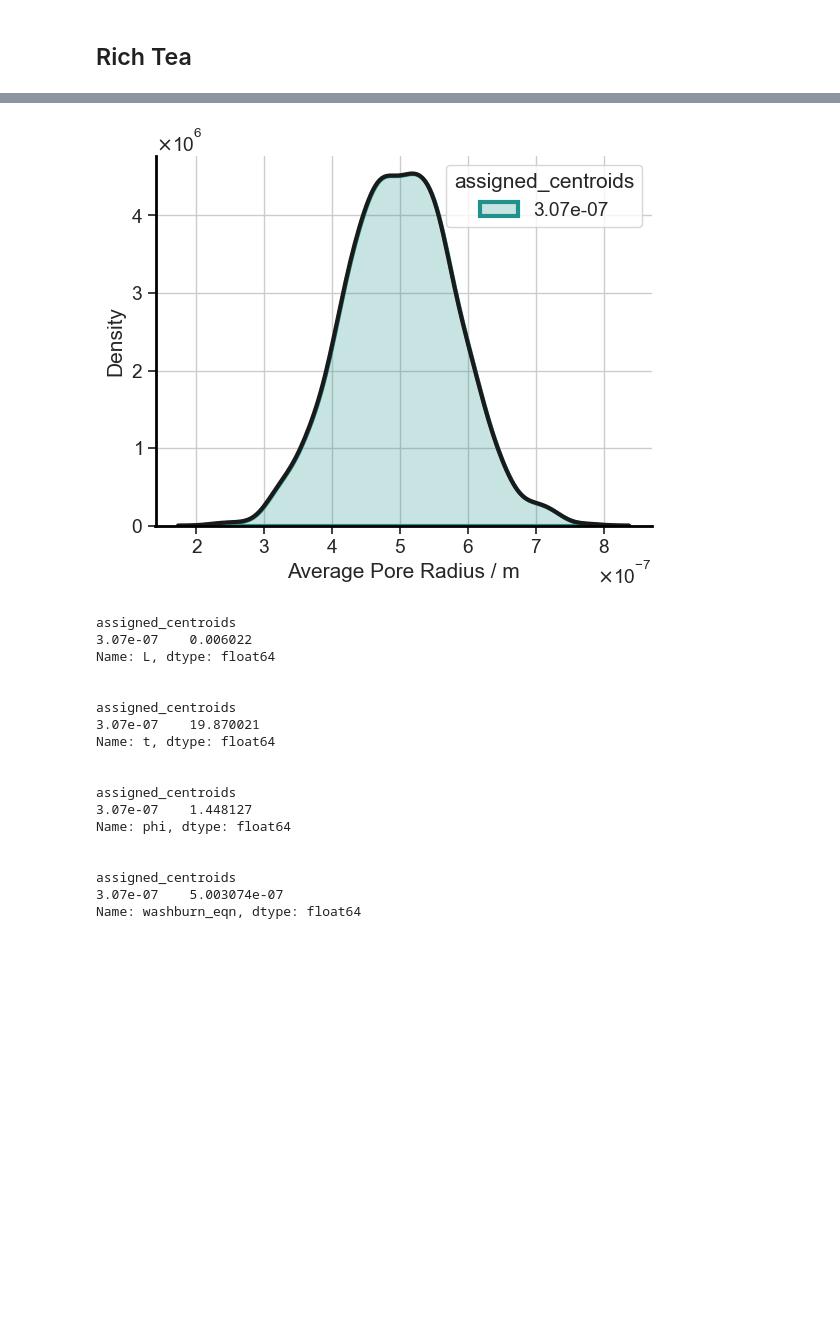
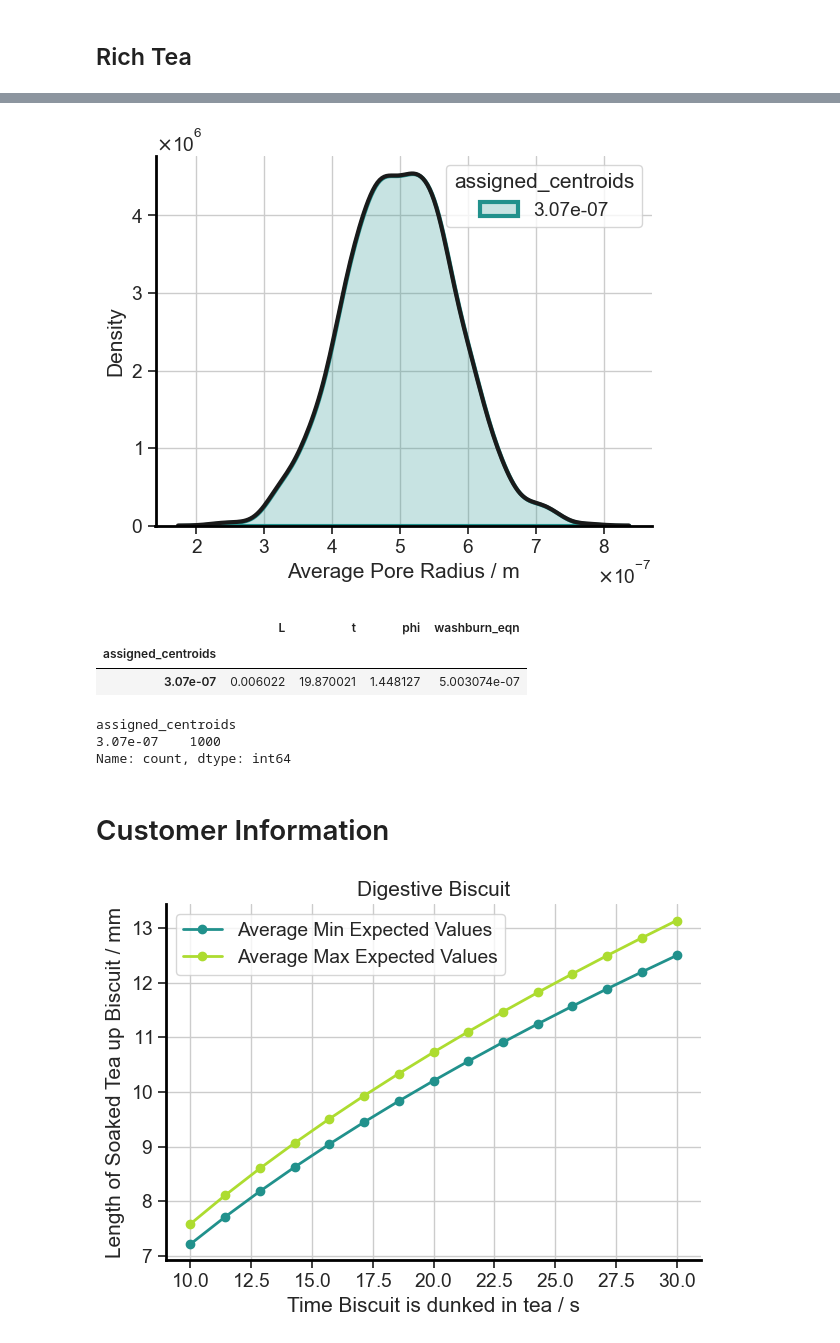
Before and after one commit to RedHorizonss/DunkingBiscuits, a Jupyter notebook: N-modal_results.ipynb, the cells around one changed output, grey strips where cells are left out. Drawn from its saved outputs; the diff is of its cells as text; code cells hidden in the pictures; blank space fills up the shorter version.

```diff
--- a/BI.ipynb
+++ b/N-modal_results.ipynb
@@ -247,27 +237,38 @@ sns.kdeplot(data=rich_df, x="washburn_eqn", hue = 'assigned_centroids', bw_adjus
 sns.kdeplot(data=rich_df, x="washburn_eqn", bw_adjust=1, common_norm=True, fill=False, linewidth=3, color='k')
 plt.xlabel('Average Pore Radius / m')
 plt.show()
-
-for value in key_values_to_quant:
-    print(rich_df.groupby('assigned_centroids')[value].mean())
-    print('\n')
 # %% [output]
 [figure]
-assigned_centroids
-3.07e-07    0.006022
-Name: L, dtype: float64
-
-
-assigned_centroids
-3.07e-07    19.870021
-Name: t, dtype: float64
-
-
-assigned_centroids
-3.07e-07    1.448127
-Name: phi, dtype: float64
-
-
-assigned_centroids
-3.07e-07    5.003074e-07
-Name: washburn_eqn, dtype: float64
+# %%
+rich_df.groupby('assigned_centroids')[key_values_to_quant].mean()
+# %% [output]
+|  | L | t | phi | washburn_eqn |
+| assigned_centroids |  |  |  |  |
+| 3.07e-07 | 0.006022 | 19.870021 | 1.448127 | 5.003074e-07 |
+# %%
+rich_df['assigned_centroids'].value_counts()
+# %% [output]
+assigned_centroids
+3.07e-07    1000
+Name: count, dtype: int64
+# %% [markdown]
+# Customer Information
+# %%
+labels = ["Average Min Expected Values", "Average Max Expected Values"]
+times = np.linspace(10, 30, 15)
+# %%
+for i, item in enumerate(dig_df['assigned_centroids'].unique()):
+    gradient = float(item) * 0.5 * (1/0.0732)
+    L_values = np.sqrt(gradient * times)
+    L_values = L_values/1e-3
+    plt.plot(times, L_values, label=labels[i], linewidth=2, marker='o')
+
+plt.title('Digestive Biscuit')
+plt.xlabel('Time Biscuit is dunked in tea / s')
+plt.ylabel('Length of Soaked Tea up Biscuit / mm')
+plt.legend()
+plt.tight_layout()
+plt.savefig('plot_images/dunky_dig_length.png', dpi=900)
+plt.show()
+# %% [output]
+[figure, added]
```
Also changed, not shown: parts of 13 cells of this notebook, 10 other files.
